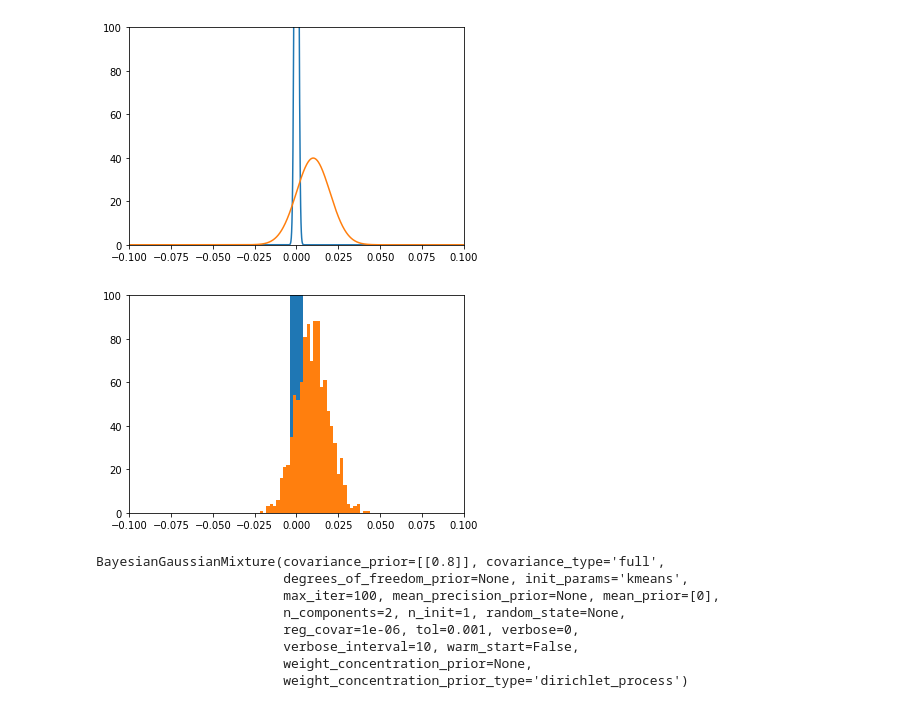
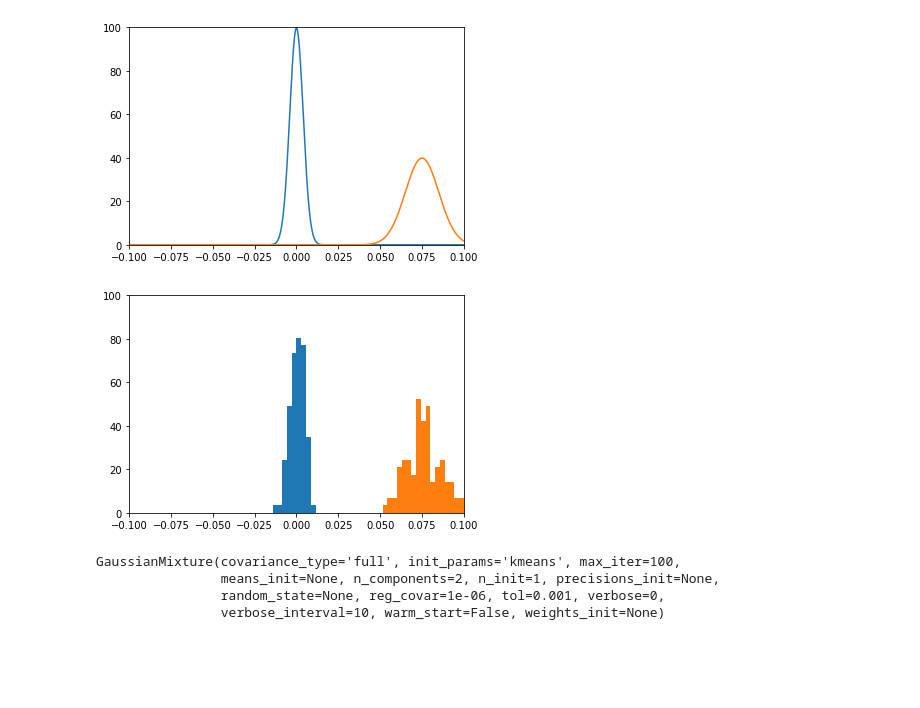
Before and after one commit to RobertDurfee/GMMTimingAttack, a Jupyter notebook: UnevenGaussianMixture.ipynb, the cells around one changed output. Saved outputs shown, nothing was run; the diff lists cells and outputs as text; code cells hidden in the pictures; blank space fills up the shorter version.

```diff
--- a/UnevenGaussianMixture.ipynb
+++ b/UnevenGaussianMixture.ipynb
@@ -13,7 +13,7 @@ class Gaussian:
 
     def sample(self, size):
 
-        return numpy.random.normal(self.mean, self.std, size)
+        return np.random.normal(self.mean, self.std, size)
 
     def pdf(self, x):
 
@@ -24,3 +21,11 @@ g2 = Gaussian(0.01, 0.01)
+# %%
+actual_mu_1 = 0.0
+actual_sigma2_1 = 0.004 ** 2
+actual_mu_2 = 0.075
+actual_sigma2_2 = 0.01 ** 2
+# %%
+g1 = Gaussian(actual_mu_1, np.sqrt(actual_sigma2_1))
+g2 = Gaussian(actual_mu_2, np.sqrt(actual_sigma2_2))
 # %%
 xx = numpy.linspace(-0.1, 0.1, 1000)
 
@@ -30,15 +35,15 @@ _ = plt.plot(xx, g2.pdf(xx))
 _ = plt.ylim(0, 100)
 _ = plt.xlim(-0.1, 0.1)
 # %% [output]
-[figure, old version]
+[figure, new version]
 # %%
-samp1 = g1.sample(61000)
-samp2 = g2.sample(1000)
+samp1 = g1.sample(100)
+samp2 = g2.sample(100)
 # %%
-_ = plt.hist(samp1, range=(-0.1, 0.1), bins=100)
-_ = plt.hist(samp2, range=(-0.1, 0.1), bins=100)
+_ = plt.hist(samp1, range=(-0.1, 0.1), bins=70, density=True)
+_ = plt.hist(samp2, range=(-0.1, 0.1), bins=70, density=True)
 
 _ = plt.ylim(0, 100)
 _ = plt.xlim(-0.1, 0.1)
 # %% [output]
-[figure, old version]
+[figure, new version]
@@ -45,12 +52,7 @@ _ = plt.xlim(-0.1, 0.1)
 # %%
-bgmm = BayesianGaussianMixture(n_components=2, covariance_prior=[[0.8]], mean_prior=[0])
-bgmm.fit(numpy.hstack([samp1, samp2]).reshape(-1, 1))
+gmm.fit(np.hstack([samp1, samp2]).reshape(-1, 1))
 # %% [output]
-BayesianGaussianMixture(covariance_prior=[[0.8]], covariance_type='full',
-                        degrees_of_freedom_prior=None, init_params='kmeans',
-                        max_iter=100, mean_precision_prior=None, mean_prior=[0],
-                        n_components=2, n_init=1, random_state=None,
-                        reg_covar=1e-06, tol=0.001, verbose=0,
-                        verbose_interval=10, warm_start=False,
-                        weight_concentration_prior=None,
-                        weight_concentration_prior_type='dirichlet_process')
+GaussianMixture(covariance_type='full', init_params='kmeans', max_iter=100,
+                means_init=None, n_components=2, n_init=1, precisions_init=None,
+                random_state=None, reg_covar=1e-06, tol=0.001, verbose=0,
+                verbose_interval=10, warm_start=False, weights_init=None)
```
Also changed, not shown: parts of 9 cells of this notebook, 3 other files.
